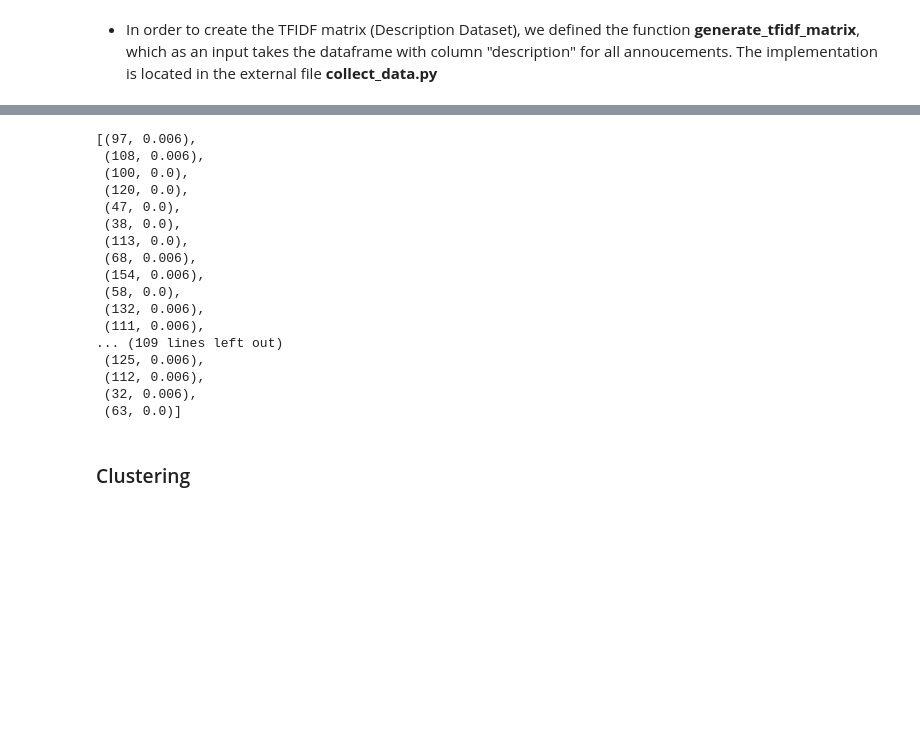
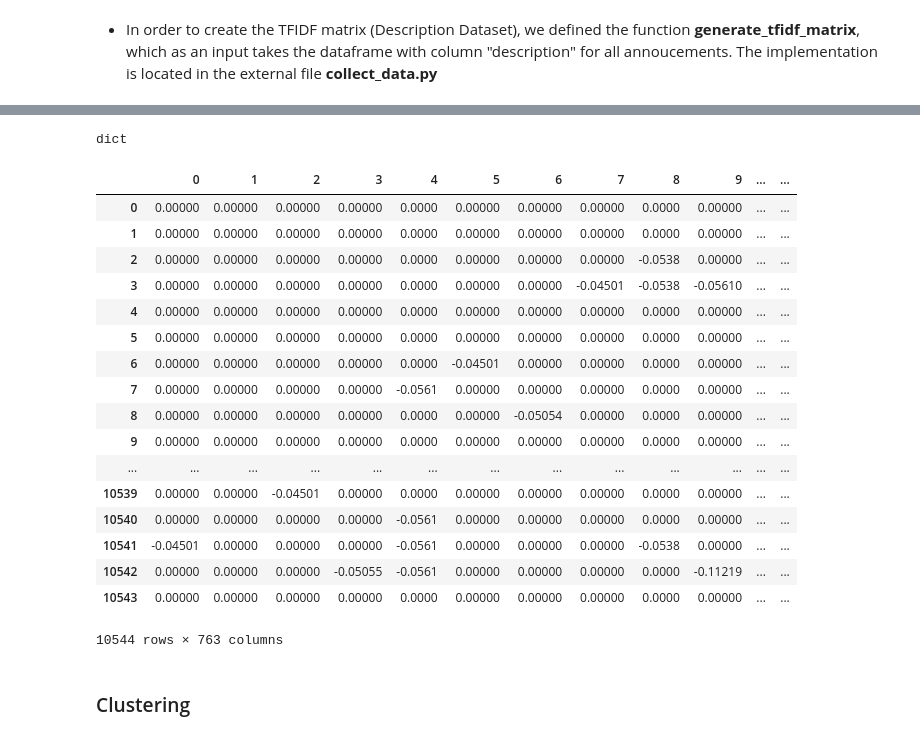
Before and after one commit to AVcodeMaverick7/ADM_HW4_Group_7, a Jupyter notebook: HW_Part1.ipynb, the cells around one changed output, grey strips where cells are left out. Saved outputs shown, nothing was run; the diff lists cells and outputs as text; code cells hidden in the pictures; blank space fills up the shorter version.

Commit message:
generating data done

```diff
--- a/HW_Part1.ipynb
+++ b/HW_Part1.ipynb
@@ -203,24 +245,7 @@ def computeTFID(freq_dict, doc_id, tot_num_docs, inv_indx):
 len_rows = len(docs_list)
 for doc_id, freq_dict in enumerate(occurence_words_list):
     computeTFID(freq_dict, doc_id, len_rows, inv_indx)
-# %%
-# occurence_words_list
-tfid[0]
-# %% [output]
-[(97, 0.006),
- (108, 0.006),
- (100, 0.0),
- (120, 0.0),
- (47, 0.0),
- (38, 0.0),
- (113, 0.0),
- (68, 0.006),
- (154, 0.006),
- (58, 0.0),
- (132, 0.006),
- (111, 0.006),
-... (109 lines left out)
- (125, 0.006),
- (112, 0.006),
- (32, 0.006),
- (63, 0.0)]
+# %%
+type(tfid)
+# %% [output]
+dict
@@ -226,0 +258,27 @@ tfid[0]
+# %%
+dict_df = pd.DataFrame(columns=[i for i in range(len(vocabulary))])
+for i in range(len(tfid)):
+    dict_df = dict_df.append(tfid[i], ignore_index=True)
+
+# change Nan values to 0.
+dict_df = dict_df.fillna(0)
+dict_df
+# %% [output]
+|  | 0 | 1 | 2 | 3 | 4 | 5 | 6 | 7 | 8 | 9 | ... | ... |
+| 0 | 0.00000 | 0.00000 | 0.00000 | 0.00000 | 0.0000 | 0.00000 | 0.00000 | 0.00000 | 0.0000 | 0.00000 | ... | ... |
+| 1 | 0.00000 | 0.00000 | 0.00000 | 0.00000 | 0.0000 | 0.00000 | 0.00000 | 0.00000 | 0.0000 | 0.00000 | ... | ... |
+| 2 | 0.00000 | 0.00000 | 0.00000 | 0.00000 | 0.0000 | 0.00000 | 0.00000 | 0.00000 | -0.0538 | 0.00000 | ... | ... |
+| 3 | 0.00000 | 0.00000 | 0.00000 | 0.00000 | 0.0000 | 0.00000 | 0.00000 | -0.04501 | -0.0538 | -0.05610 | ... | ... |
+| 4 | 0.00000 | 0.00000 | 0.00000 | 0.00000 | 0.0000 | 0.00000 | 0.00000 | 0.00000 | 0.0000 | 0.00000 | ... | ... |
+| 5 | 0.00000 | 0.00000 | 0.00000 | 0.00000 | 0.0000 | 0.00000 | 0.00000 | 0.00000 | 0.0000 | 0.00000 | ... | ... |
+| 6 | 0.00000 | 0.00000 | 0.00000 | 0.00000 | 0.0000 | -0.04501 | 0.00000 | 0.00000 | 0.0000 | 0.00000 | ... | ... |
+| 7 | 0.00000 | 0.00000 | 0.00000 | 0.00000 | -0.0561 | 0.00000 | 0.00000 | 0.00000 | 0.0000 | 0.00000 | ... | ... |
+| 8 | 0.00000 | 0.00000 | 0.00000 | 0.00000 | 0.0000 | 0.00000 | -0.05054 | 0.00000 | 0.0000 | 0.00000 | ... | ... |
+| 9 | 0.00000 | 0.00000 | 0.00000 | 0.00000 | 0.0000 | 0.00000 | 0.00000 | 0.00000 | 0.0000 | 0.00000 | ... | ... |
+| ... | ... | ... | ... | ... | ... | ... | ... | ... | ... | ... | ... | ... |
+| 10539 | 0.00000 | 0.00000 | -0.04501 | 0.00000 | 0.0000 | 0.00000 | 0.00000 | 0.00000 | 0.0000 | 0.00000 | ... | ... |
+| 10540 | 0.00000 | 0.00000 | 0.00000 | 0.00000 | -0.0561 | 0.00000 | 0.00000 | 0.00000 | 0.0000 | 0.00000 | ... | ... |
+| 10541 | -0.04501 | 0.00000 | 0.00000 | 0.00000 | -0.0561 | 0.00000 | 0.00000 | 0.00000 | -0.0538 | 0.00000 | ... | ... |
+| 10542 | 0.00000 | 0.00000 | 0.00000 | -0.05055 | -0.0561 | 0.00000 | 0.00000 | 0.00000 | 0.0000 | -0.11219 | ... | ... |
+| 10543 | 0.00000 | 0.00000 | 0.00000 | 0.00000 | 0.0000 | 0.00000 | 0.00000 | 0.00000 | 0.0000 | 0.00000 | ... | ... |
+10544 rows × 763 columns
```
Also changed, not shown: parts of 11 cells of this notebook.
